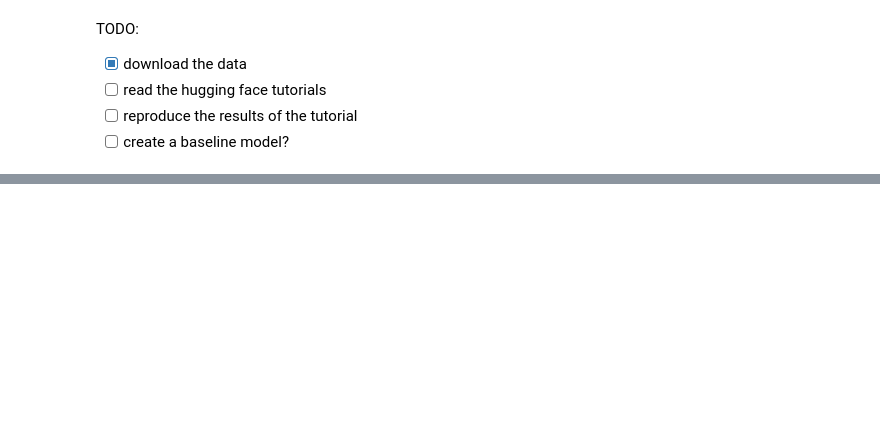
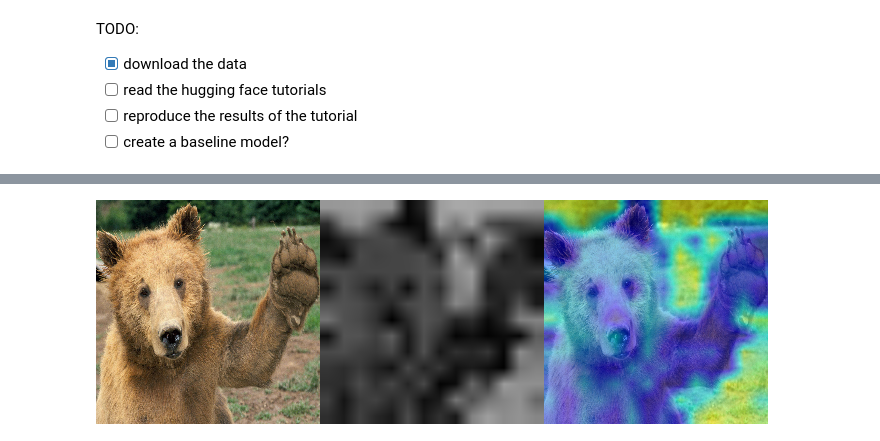
Before and after one commit to eneserdo/DL-Project-Action-Recognition, a Jupyter notebook: experiment.ipynb, the cells around one changed output, grey strips where cells are left out. Drawn from its saved outputs; the diff is of its cells as text; code cells hidden in the pictures; blank space fills up the shorter version.

```diff
--- a/experiment.ipynb
+++ b/experiment.ipynb
@@ -211,0 +277,51 @@ trainer.save_metrics("eval", metrics)
+# %%
+import timm
+
+model = timm.create_model('vit_base_patch16_224', pretrained=True)
+# model.blocks[-1]
+# %%
+def reshape_transform(tensor, height=14, width=14):
+    result = tensor[:, 1 :  , :].reshape(tensor.size(0),
+        height, width, tensor.size(2))
+
+    # Bring the channels to the first dimension,
+    # like in CNNs.
+    result = result.transpose(2, 3).transpose(1, 2)
+    return result
+# %%
+import warnings
+warnings.filterwarnings('ignore')
+from torchvision import models
+import numpy as np
+import cv2
+import requests
+from pytorch_grad_cam import GradCAM
+from pytorch_grad_cam.utils.model_targets import ClassifierOutputTarget
+from pytorch_grad_cam.utils.image import show_cam_on_image, \
+    deprocess_image, \
+    preprocess_image
+from PIL import Image
+
+# model = models.resnet50(pretrained=True)
+model.eval()
+image_url = "https://th.bing.com/th/id/R.94b33a074b9ceeb27b1c7fba0f66db74?rik=wN27mvigyFlXGg&riu=http%3a%2f%2fimages5.fanpop.com%2fimage%2fphotos%2f31400000%2fBear-Wallpaper-bears-31446777-1600-1200.jpg&ehk=oD0JPpRVTZZ6yizZtGQtnsBGK2pAap2xv3sU3A4bIMc%3d&risl=&pid=ImgRaw&r=0"
+img = np.array(Image.open(requests.get(image_url, stream=True).raw))
+img = cv2.resize(img, (224, 224))
+img = np.float32(img) / 255
+input_tensor = preprocess_image(img, mean=[0.485, 0.456, 0.406], std=[0.229, 0.224, 0.225])
+
+# The target for the CAM is the Bear category.
+# As usual for classication, the target is the logit output
+# before softmax, for that category.
+targets = [ClassifierOutputTarget(295)]
+# target_layers = [model.layer4]
+target_layers = [model.blocks[-1].norm1]
+with GradCAM(model=model, target_layers=target_layers, reshape_transform=reshape_transform) as cam:
+    grayscale_cams = cam(input_tensor=input_tensor, targets=targets, aug_smooth=True, eigen_smooth=True)
+    cam_image = show_cam_on_image(img, grayscale_cams[0, :], use_rgb=True)
+cam = np.uint8(255*grayscale_cams[0, :])
+cam = cv2.merge([cam, cam, cam])
+images = np.hstack((np.uint8(255*img), cam , cam_image))
+Image.fromarray(images)
+# %% [output]
+[figure, added]
```
Also changed, not shown: parts of 19 cells of this notebook, 9 other files.
